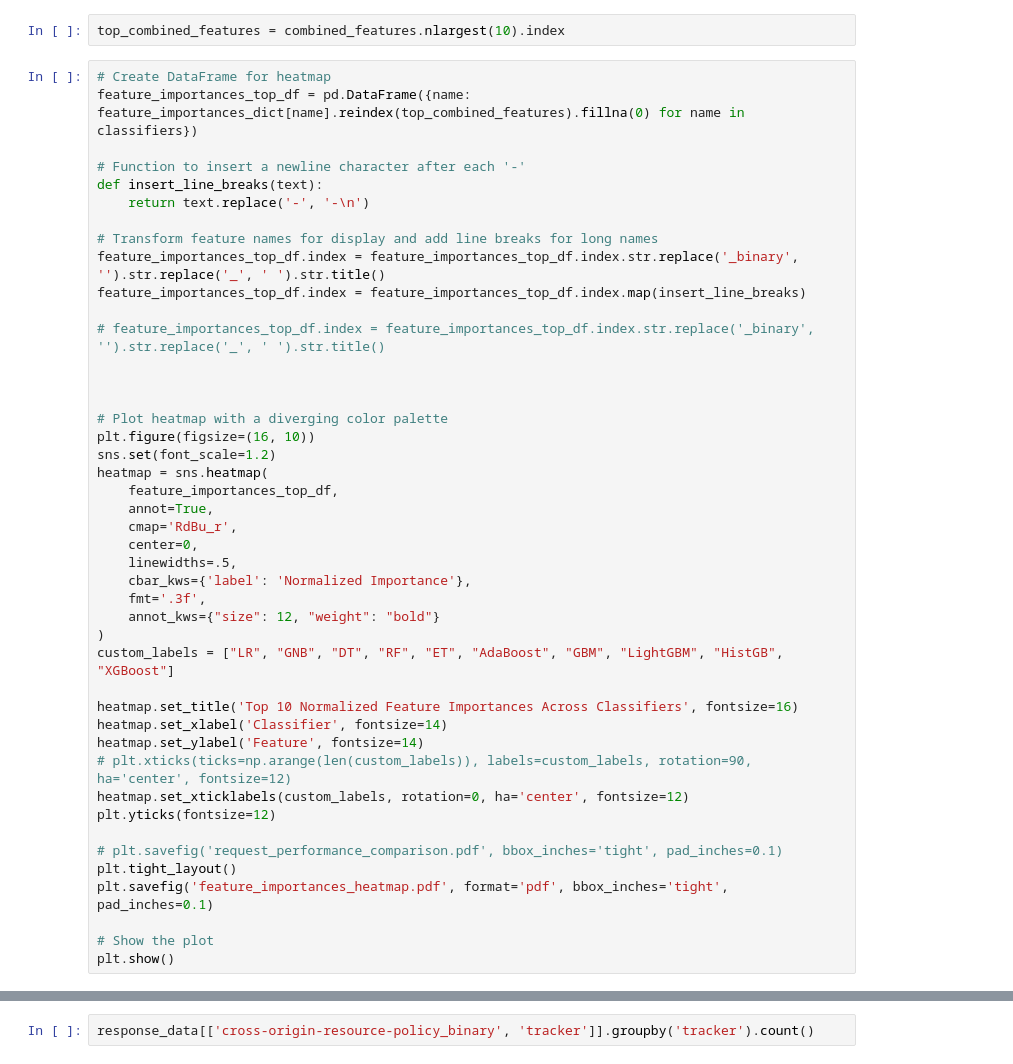
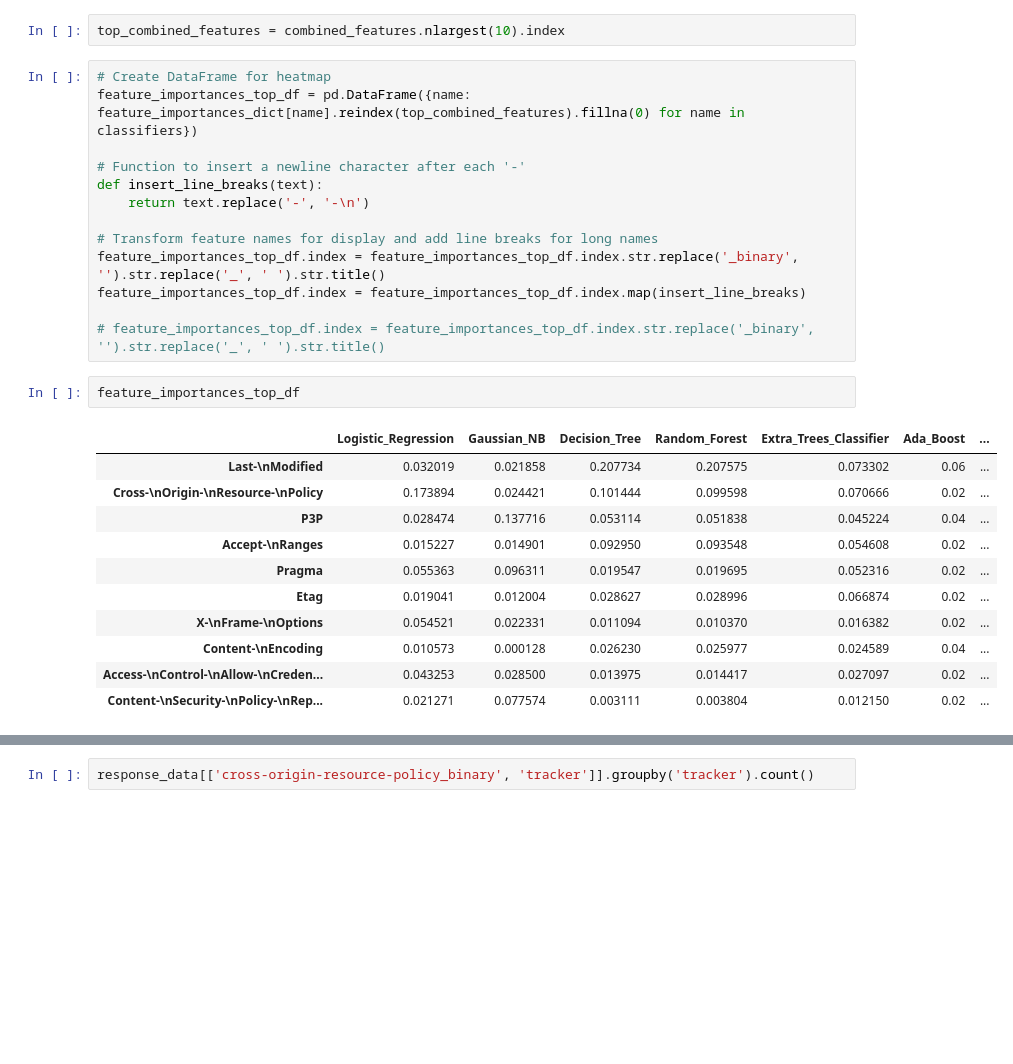
Before and after one commit to wolfrieder/http-response-classifier, a Jupyter notebook: notebooks/submission_figures.ipynb, the cells around one changed output, grey strips where cells are left out. Cells and saved outputs as stored; diff of their text form; blank space fills up the shorter version.

```diff
--- a/notebooks/submission_figures.ipynb
+++ b/notebooks/submission_figures.ipynb
@@ -148,34 +178,17 @@ feature_importances_top_df.index = feature_importances_top_df.index.str.replace(
 feature_importances_top_df.index = feature_importances_top_df.index.map(insert_line_breaks)
 
 # feature_importances_top_df.index = feature_importances_top_df.index.str.replace('_binary', '').str.replace('_', ' ').str.title()
-
-
-
-# Plot heatmap with a diverging color palette
-plt.figure(figsize=(16, 10))
-sns.set(font_scale=1.2)
-heatmap = sns.heatmap(
-    feature_importances_top_df,
-    annot=True,
-    cmap='RdBu_r',
-    center=0,
-    linewidths=.5,
-    cbar_kws={'label': 'Normalized Importance'},
-    fmt='.3f',
-    annot_kws={"size": 12, "weight": "bold"}
-)
-custom_labels = ["LR", "GNB", "DT", "RF", "ET", "AdaBoost", "GBM", "LightGBM", "HistGB", "XGBoost"]
-
-heatmap.set_title('Top 10 Normalized Feature Importances Across Classifiers', fontsize=16)
-heatmap.set_xlabel('Classifier', fontsize=14)
-heatmap.set_ylabel('Feature', fontsize=14)
-# plt.xticks(ticks=np.arange(len(custom_labels)), labels=custom_labels, rotation=90, ha='center', fontsize=12)
-heatmap.set_xticklabels(custom_labels, rotation=0, ha='center', fontsize=12)
-plt.yticks(fontsize=12)
-
-# plt.savefig('request_performance_comparison.pdf', bbox_inches='tight', pad_inches=0.1)
-plt.tight_layout()
-plt.savefig('feature_importances_heatmap.pdf', format='pdf', bbox_inches='tight', pad_inches=0.1)
-
-# Show the plot
-plt.show()
+# %%
+feature_importances_top_df
+# %% [output]
+|  | Logistic_Regression | Gaussian_NB | Decision_Tree | Random_Forest | Extra_Trees_Classifier | Ada_Boost | ... |
+| Last-\nModified | 0.032019 | 0.021858 | 0.207734 | 0.207575 | 0.073302 | 0.06 | ... |
+| Cross-\nOrigin-\nResource-\nPolicy | 0.173894 | 0.024421 | 0.101444 | 0.099598 | 0.070666 | 0.02 | ... |
+| P3P | 0.028474 | 0.137716 | 0.053114 | 0.051838 | 0.045224 | 0.04 | ... |
+| Accept-\nRanges | 0.015227 | 0.014901 | 0.092950 | 0.093548 | 0.054608 | 0.02 | ... |
+| Pragma | 0.055363 | 0.096311 | 0.019547 | 0.019695 | 0.052316 | 0.02 | ... |
+| Etag | 0.019041 | 0.012004 | 0.028627 | 0.028996 | 0.066874 | 0.02 | ... |
+| X-\nFrame-\nOptions | 0.054521 | 0.022331 | 0.011094 | 0.010370 | 0.016382 | 0.02 | ... |
+| Content-\nEncoding | 0.010573 | 0.000128 | 0.026230 | 0.025977 | 0.024589 | 0.04 | ... |
+| Access-\nControl-\nAllow-\nCreden... | 0.043253 | 0.028500 | 0.013975 | 0.014417 | 0.027097 | 0.02 | ... |
+| Content-\nSecurity-\nPolicy-\nRep... | 0.021271 | 0.077574 | 0.003111 | 0.003804 | 0.012150 | 0.02 | ... |
```
Also changed, not shown: parts of 9 cells of this notebook, 16 other files.
